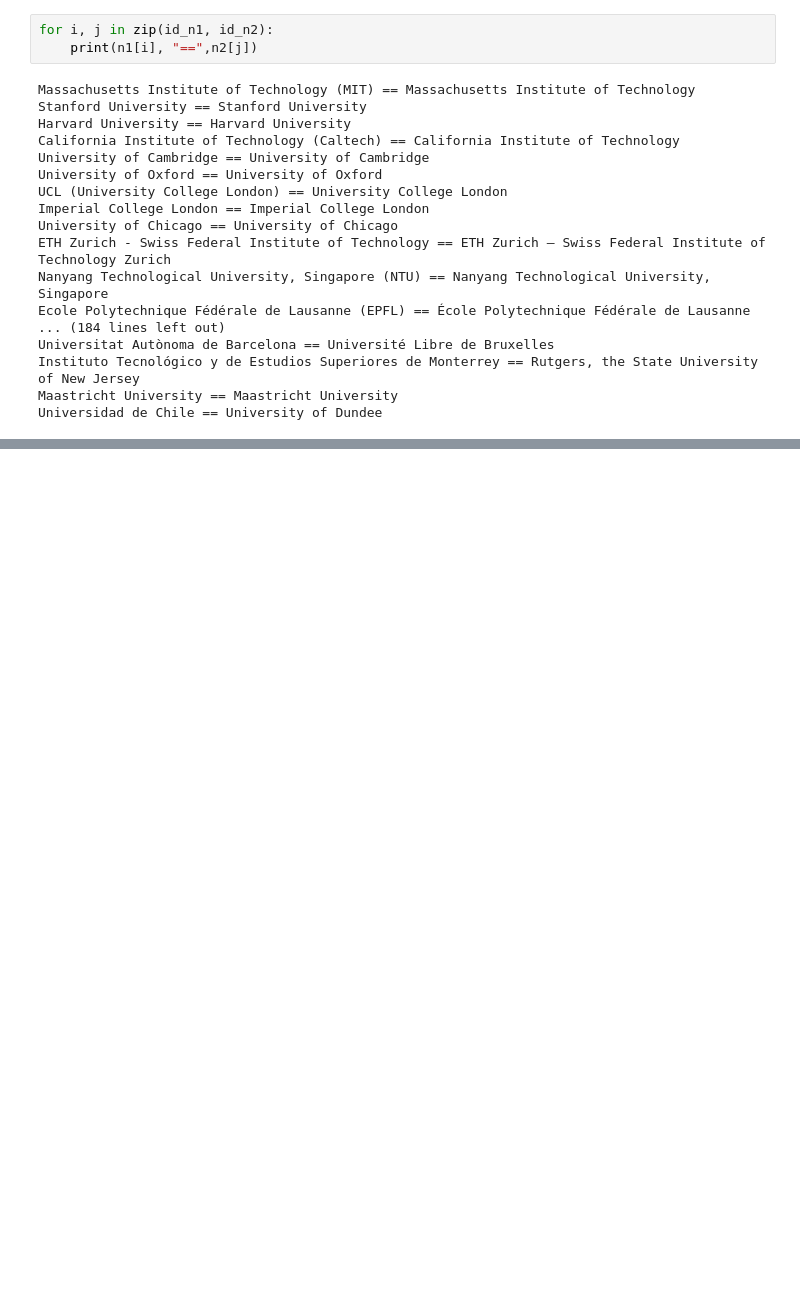
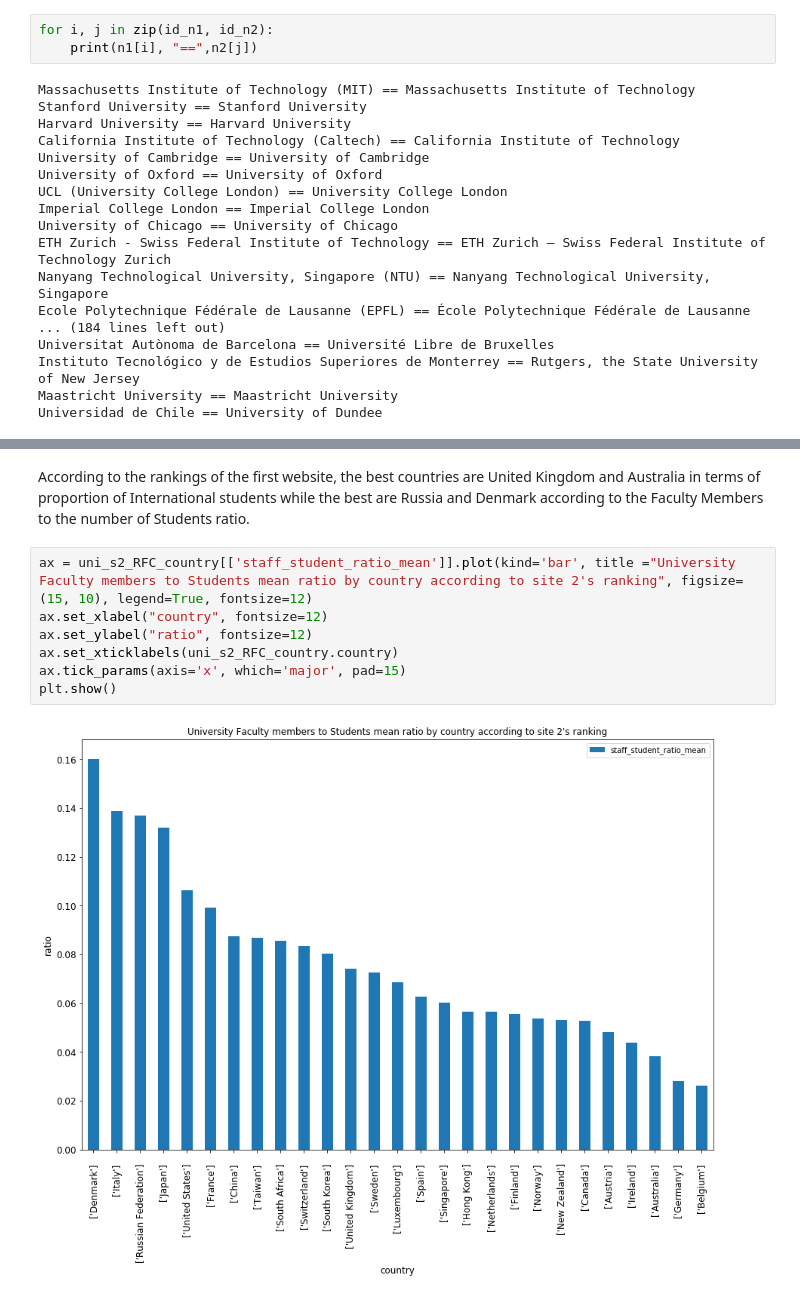
Before and after one commit to ChristianMct/ADA2017-Homeworks, a Jupyter notebook: 02 - Data from the Web/hw2_analysis.ipynb, the cells around one changed output, grey strips where cells are left out. Drawn from its saved outputs; the diff is of its cells as text; blank space fills up the shorter version.

```diff
--- a/02 - Data from the Web/hw2_analysis.ipynb
+++ b/02 - Data from the Web/hw2_analysis.ipynb
@@ -187 +185,12 @@ plt.show()
+# %% [markdown]
+According to the rankings of the first website, the best countries are United Kingdom and Australia in terms of proportion of International students while the best are Russia and Denmark according to the Faculty Members to the number of Students ratio.
+# %%
+ax = uni_s2_RFC_country[['staff_student_ratio_mean']].plot(kind='bar', title ="University Faculty members to Students mean ratio by country according to site 2's ranking", figsize=(15, 10), legend=True, fontsize=12)
+ax.set_xlabel("country", fontsize=12)
+ax.set_ylabel("ratio", fontsize=12)
+ax.set_xticklabels(uni_s2_RFC_country.country)
+ax.tick_params(axis='x', which='major', pad=15)
+plt.show()
+# %% [output]
+[figure, added]
 # %%
```
Also changed, not shown: parts of 24 cells of this notebook, 1 other file.
